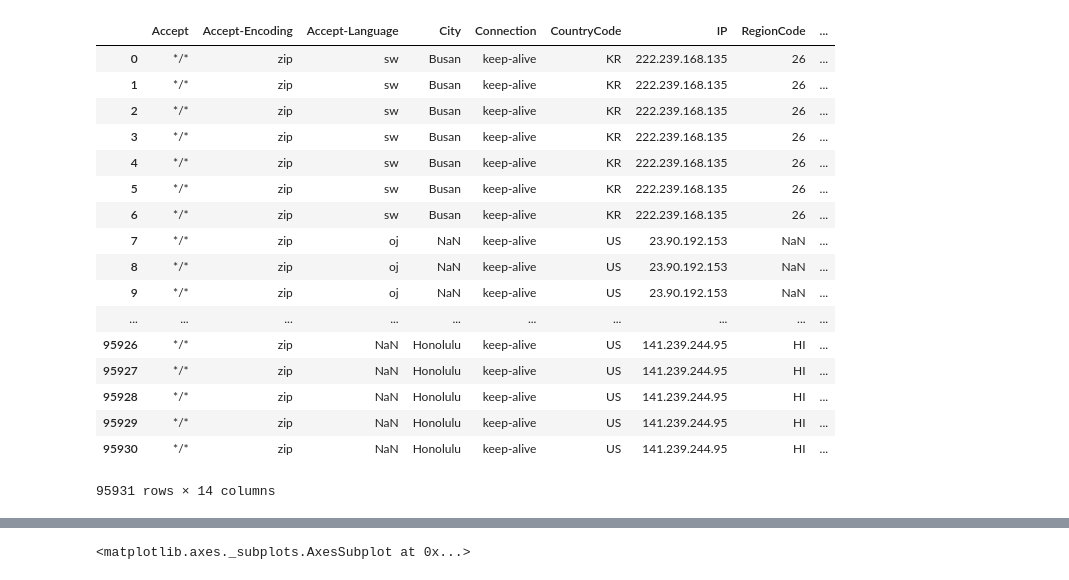
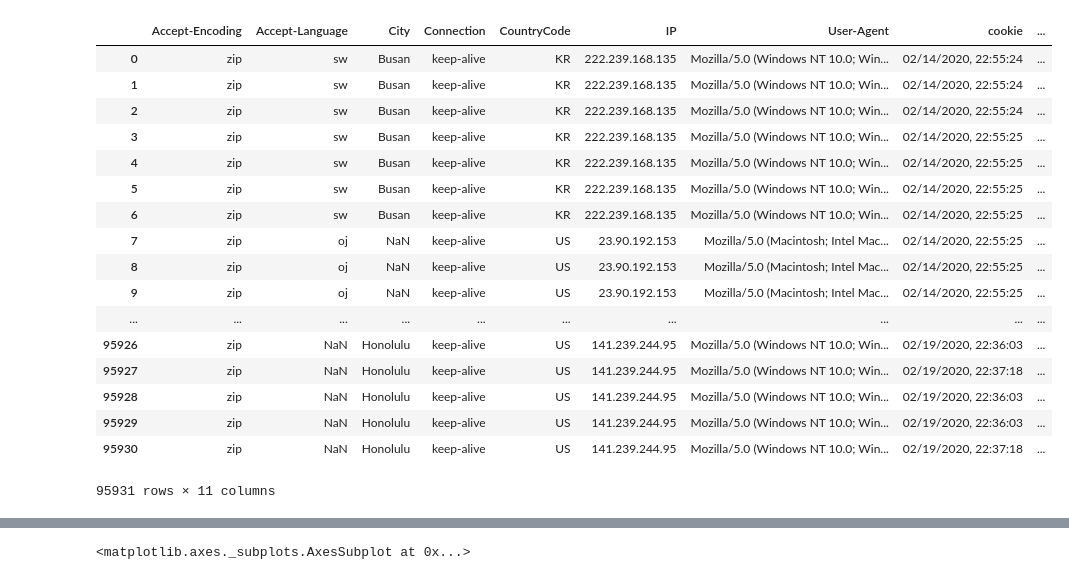
Before and after one commit to msilin/dogcat, a Jupyter notebook: Notebook.ipynb, the cells around one changed output, grey strips where cells are left out. Drawn from its saved outputs; the diff is of its cells as text; code cells hidden in the pictures.

```diff
--- a/Notebook.ipynb
+++ b/Notebook.ipynb
@@ -1,27 +1,27 @@
 # %%
 import pandas as pd
 
 df = pd.read_csv("DF.csv")
-df = df.drop['Accept']
+df = df.drop(columns=['Accept','ZipCode','RegionCode'])
 df
 #Countries = df.groupby(['CountryCode']).size().sort_values(ascending=False)
 #Countries.reset_index()
 # %% [output]
-|  | Accept | Accept-Encoding | Accept-Language | City | Connection | CountryCode | IP | RegionCode | ... |
-| 0 | */* | zip | sw | Busan | keep-alive | KR | 222.239.168.135 | 26 | ... |
-| 1 | */* | zip | sw | Busan | keep-alive | KR | 222.239.168.135 | 26 | ... |
-| 2 | */* | zip | sw | Busan | keep-alive | KR | 222.239.168.135 | 26 | ... |
-| 3 | */* | zip | sw | Busan | keep-alive | KR | 222.239.168.135 | 26 | ... |
-| 4 | */* | zip | sw | Busan | keep-alive | KR | 222.239.168.135 | 26 | ... |
-| 5 | */* | zip | sw | Busan | keep-alive | KR | 222.239.168.135 | 26 | ... |
-| 6 | */* | zip | sw | Busan | keep-alive | KR | 222.239.168.135 | 26 | ... |
-| 7 | */* | zip | oj | NaN | keep-alive | US | 23.90.192.153 | NaN | ... |
-| 8 | */* | zip | oj | NaN | keep-alive | US | 23.90.192.153 | NaN | ... |
-| 9 | */* | zip | oj | NaN | keep-alive | US | 23.90.192.153 | NaN | ... |
+|  | Accept-Encoding | Accept-Language | City | Connection | CountryCode | IP | User-Agent | cookie | ... |
+| 0 | zip | sw | Busan | keep-alive | KR | 222.239.168.135 | Mozilla/5.0 (Windows NT 10.0; Win... | 02/14/2020, 22:55:24 | ... |
+| 1 | zip | sw | Busan | keep-alive | KR | 222.239.168.135 | Mozilla/5.0 (Windows NT 10.0; Win... | 02/14/2020, 22:55:24 | ... |
+| 2 | zip | sw | Busan | keep-alive | KR | 222.239.168.135 | Mozilla/5.0 (Windows NT 10.0; Win... | 02/14/2020, 22:55:24 | ... |
+| 3 | zip | sw | Busan | keep-alive | KR | 222.239.168.135 | Mozilla/5.0 (Windows NT 10.0; Win... | 02/14/2020, 22:55:25 | ... |
+| 4 | zip | sw | Busan | keep-alive | KR | 222.239.168.135 | Mozilla/5.0 (Windows NT 10.0; Win... | 02/14/2020, 22:55:25 | ... |
+| 5 | zip | sw | Busan | keep-alive | KR | 222.239.168.135 | Mozilla/5.0 (Windows NT 10.0; Win... | 02/14/2020, 22:55:25 | ... |
+| 6 | zip | sw | Busan | keep-alive | KR | 222.239.168.135 | Mozilla/5.0 (Windows NT 10.0; Win... | 02/14/2020, 22:55:25 | ... |
+| 7 | zip | oj | NaN | keep-alive | US | 23.90.192.153 | Mozilla/5.0 (Macintosh; Intel Mac... | 02/14/2020, 22:55:25 | ... |
+| 8 | zip | oj | NaN | keep-alive | US | 23.90.192.153 | Mozilla/5.0 (Macintosh; Intel Mac... | 02/14/2020, 22:55:25 | ... |
+| 9 | zip | oj | NaN | keep-alive | US | 23.90.192.153 | Mozilla/5.0 (Macintosh; Intel Mac... | 02/14/2020, 22:55:25 | ... |
 | ... | ... | ... | ... | ... | ... | ... | ... | ... | ... |
-| 95926 | */* | zip | NaN | Honolulu | keep-alive | US | 141.239.244.95 | HI | ... |
-| 95927 | */* | zip | NaN | Honolulu | keep-alive | US | 141.239.244.95 | HI | ... |
-| 95928 | */* | zip | NaN | Honolulu | keep-alive | US | 141.239.244.95 | HI | ... |
-| 95929 | */* | zip | NaN | Honolulu | keep-alive | US | 141.239.244.95 | HI | ... |
-| 95930 | */* | zip | NaN | Honolulu | keep-alive | US | 141.239.244.95 | HI | ... |
+| 95926 | zip | NaN | Honolulu | keep-alive | US | 141.239.244.95 | Mozilla/5.0 (Windows NT 10.0; Win... | 02/19/2020, 22:36:03 | ... |
+| 95927 | zip | NaN | Honolulu | keep-alive | US | 141.239.244.95 | Mozilla/5.0 (Windows NT 10.0; Win... | 02/19/2020, 22:37:18 | ... |
+| 95928 | zip | NaN | Honolulu | keep-alive | US | 141.239.244.95 | Mozilla/5.0 (Windows NT 10.0; Win... | 02/19/2020, 22:36:03 | ... |
+| 95929 | zip | NaN | Honolulu | keep-alive | US | 141.239.244.95 | Mozilla/5.0 (Windows NT 10.0; Win... | 02/19/2020, 22:36:03 | ... |
+| 95930 | zip | NaN | Honolulu | keep-alive | US | 141.239.244.95 | Mozilla/5.0 (Windows NT 10.0; Win... | 02/19/2020, 22:37:18 | ... |
-95931 rows × 14 columns
+95931 rows × 11 columns
```
Also changed, not shown: parts of 13 cells of this notebook, 4 other files.
